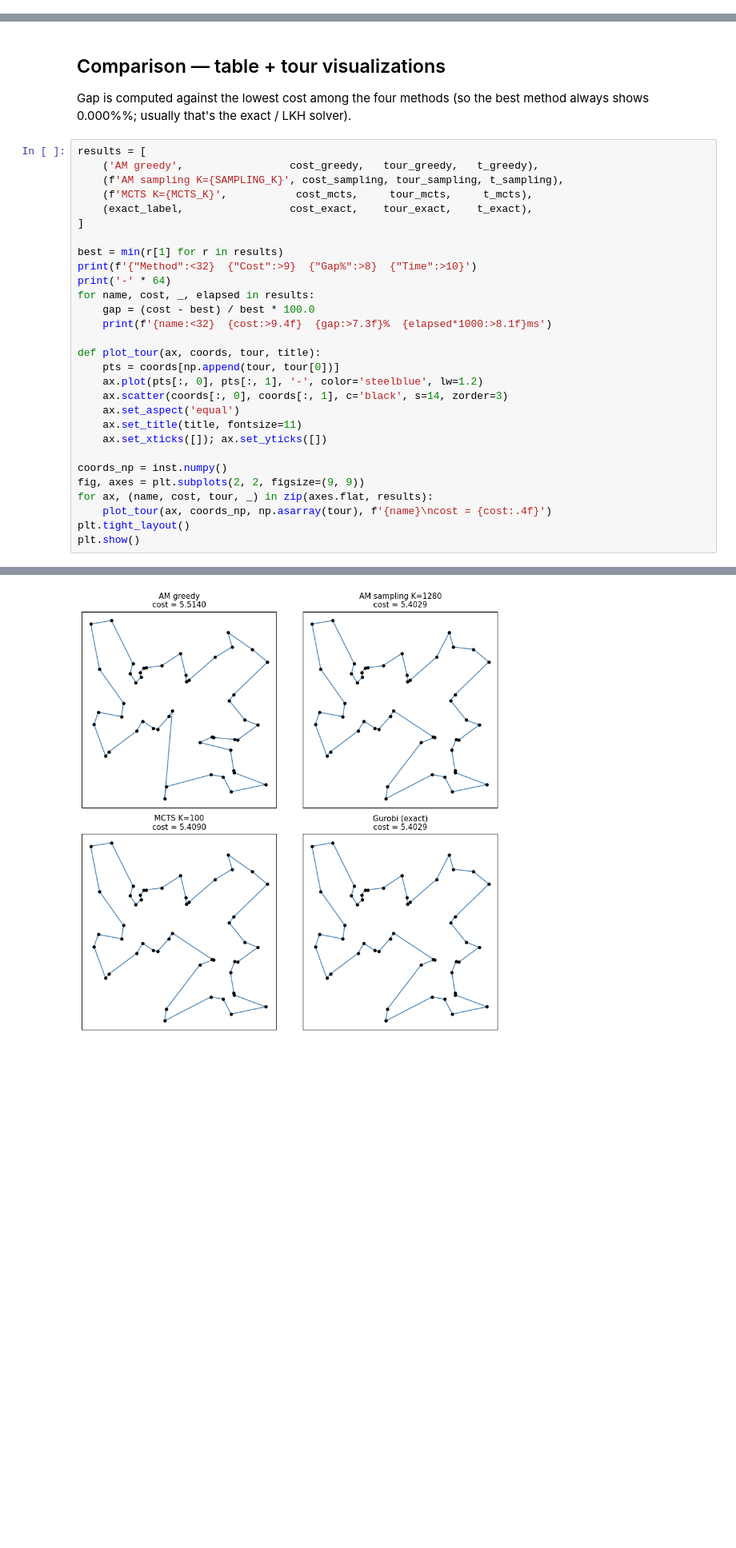
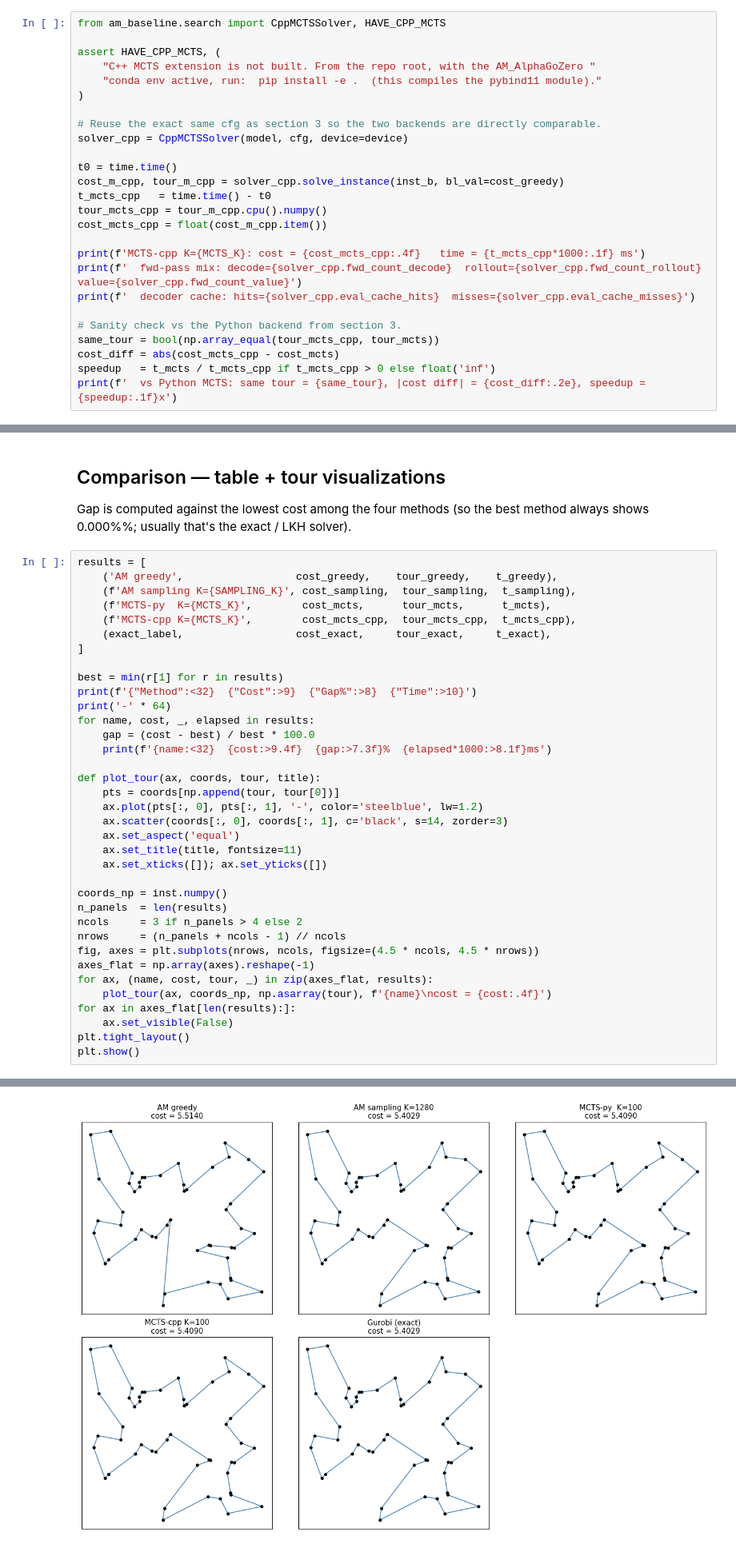
Before and after one commit to LejunZhou/AM_ALPHAGOZERO, a Jupyter notebook: notebooks/tsp50_demo.ipynb, the cells around one changed output, grey strips where cells are left out. Shown at 80% size. Cells and saved outputs as stored; diff of their text form; blank space fills up the shorter version.

```diff
--- a/notebooks/tsp50_demo.ipynb
+++ b/notebooks/tsp50_demo.ipynb
@@ -144,0 +151,26 @@ MCTS K=100: cost = 5.4090   time = 1732.9 ms
+# %%
+from am_baseline.search import CppMCTSSolver, HAVE_CPP_MCTS
+
+assert HAVE_CPP_MCTS, (
+    "C++ MCTS extension is not built. From the repo root, with the AM_AlphaGoZero "
+    "conda env active, run:  pip install -e .  (this compiles the pybind11 module)."
+)
+
+# Reuse the exact same cfg as section 3 so the two backends are directly comparable.
+solver_cpp = CppMCTSSolver(model, cfg, device=device)
+
+t0 = time.time()
+cost_m_cpp, tour_m_cpp = solver_cpp.solve_instance(inst_b, bl_val=cost_greedy)
+t_mcts_cpp   = time.time() - t0
+tour_mcts_cpp = tour_m_cpp.cpu().numpy()
+cost_mcts_cpp = float(cost_m_cpp.item())
+
+print(f'MCTS-cpp K={MCTS_K}: cost = {cost_mcts_cpp:.4f}   time = {t_mcts_cpp*1000:.1f} ms')
+print(f'  fwd-pass mix: decode={solver_cpp.fwd_count_decode}  rollout={solver_cpp.fwd_count_rollout}  value={solver_cpp.fwd_count_value}')
+print(f'  decoder cache: hits={solver_cpp.eval_cache_hits}  misses={solver_cpp.eval_cache_misses}')
+
+# Sanity check vs the Python backend from section 3.
+same_tour = bool(np.array_equal(tour_mcts_cpp, tour_mcts))
+cost_diff = abs(cost_mcts_cpp - cost_mcts)
+speedup   = t_mcts / t_mcts_cpp if t_mcts_cpp > 0 else float('inf')
+print(f'  vs Python MCTS: same tour = {same_tour}, |cost diff| = {cost_diff:.2e}, speedup = {speedup:.1f}x')
@@ -180,10 +217,11 @@ Gurobi (exact): cost = 5.4029   time = 81.6 ms
 Gap is computed against the lowest cost among the four methods (so the best method always shows 0.000%%; usually that's the exact / LKH solver).
 # %%
 results = [
-    ('AM greedy',                 cost_greedy,   tour_greedy,   t_greedy),
-    (f'AM sampling K={SAMPLING_K}', cost_sampling, tour_sampling, t_sampling),
-    (f'MCTS K={MCTS_K}',           cost_mcts,     tour_mcts,     t_mcts),
-    (exact_label,                 cost_exact,    tour_exact,    t_exact),
+    ('AM greedy',                  cost_greedy,    tour_greedy,    t_greedy),
+    (f'AM sampling K={SAMPLING_K}', cost_sampling,  tour_sampling,  t_sampling),
+    (f'MCTS-py  K={MCTS_K}',        cost_mcts,      tour_mcts,      t_mcts),
+    (f'MCTS-cpp K={MCTS_K}',        cost_mcts_cpp,  tour_mcts_cpp,  t_mcts_cpp),
+    (exact_label,                  cost_exact,     tour_exact,     t_exact),
 ]
 
 best = min(r[1] for r in results)
@@ -202,9 +240,15 @@ def plot_tour(ax, coords, tour, title):
     ax.set_xticks([]); ax.set_yticks([])
 
 coords_np = inst.numpy()
-fig, axes = plt.subplots(2, 2, figsize=(9, 9))
-for ax, (name, cost, tour, _) in zip(axes.flat, results):
+n_panels  = len(results)
+ncols     = 3 if n_panels > 4 else 2
+nrows     = (n_panels + ncols - 1) // ncols
+fig, axes = plt.subplots(nrows, ncols, figsize=(4.5 * ncols, 4.5 * nrows))
+axes_flat = np.array(axes).reshape(-1)
+for ax, (name, cost, tour, _) in zip(axes_flat, results):
     plot_tour(ax, coords_np, np.asarray(tour), f'{name}\ncost = {cost:.4f}')
+for ax in axes_flat[len(results):]:
+    ax.set_visible(False)
 plt.tight_layout()
 plt.show()
 # %% [output]
@@ -217 +262 @@ Gurobi (exact)                       5.4029    0.000%      81.6ms
-[figure, old version]
+[figure, new version]
```
Also changed, not shown: parts of 7 cells of this notebook.
